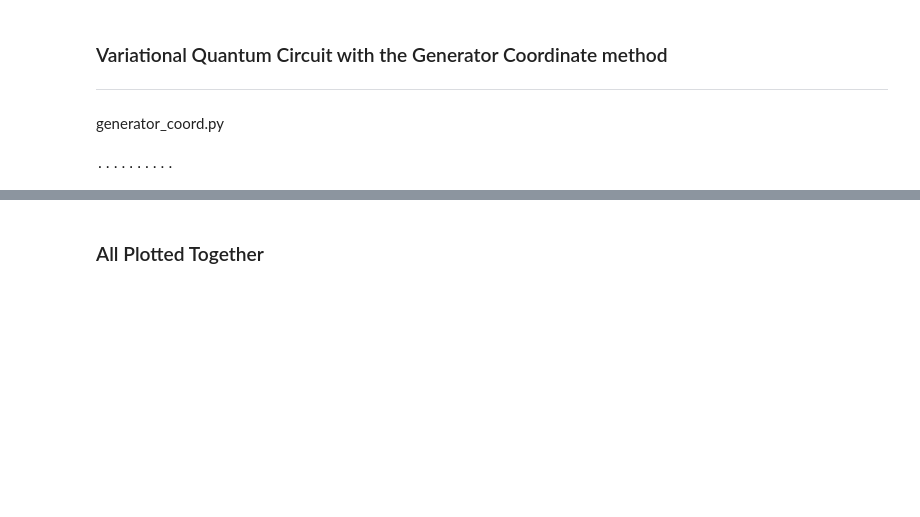
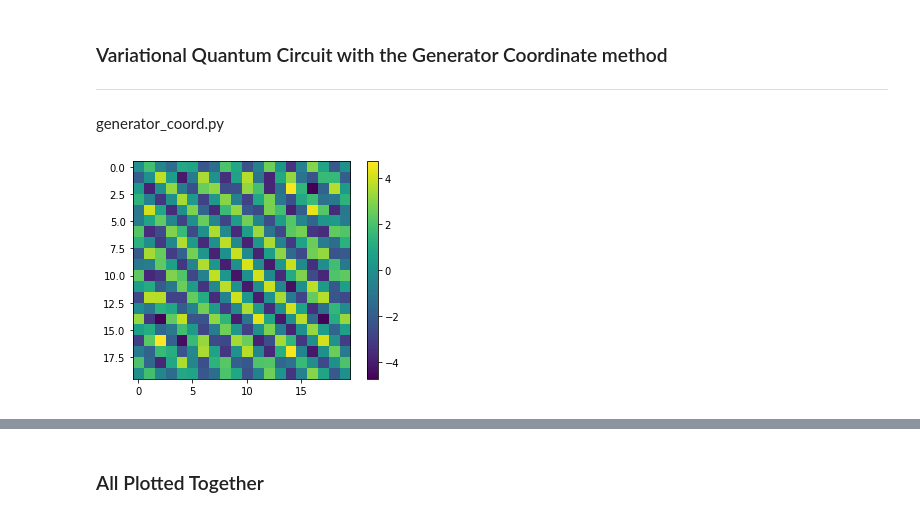
Before and after one commit to cwjsdsu/Qractice, a Jupyter notebook: McBrian/lipkin_model/lipkin.ipynb, the cells around one changed output, grey strips where cells are left out. Saved outputs shown, nothing was run; the diff lists cells and outputs as text; code cells hidden in the pictures; blank space fills up the shorter version.

```diff
--- a/McBrian/lipkin_model/lipkin.ipynb
+++ b/McBrian/lipkin_model/lipkin.ipynb
@@ -216,30 +216,35 @@ generator_coord.py
 # %%
 theta = np.linspace(0, np.pi, n_variation)
 
 # for results of simulated circuit
 Jz_gc_results = np.zeros((n_variation, n_variation))
 JpJm_gc_results = np.zeros((n_variation, n_variation))
 h = np.zeros((n_chi,n_variation,n_variation))
 inv_root_norm = generator_coord.get_inverse_root_norm(N,theta)
 circuit_gc_result = []
 temp_results = []
 
+for i_theta in range(n_variation):
+    for j_theta in range(n_variation):
+        Jz_gc_results[i_theta,j_theta] = generator_coord.Jz_circuit(theta[i_theta],theta[j_theta],n_shots,backend)
+        JpJm_gc_results[i_theta,j_theta] = generator_coord.JpJm_circuit(theta[i_theta],theta[j_theta],n_shots,backend)
+
 for i_chi in range(n_chi):
-    for i_theta in range(n_variation):
-        for j_theta in range(n_variation):
-            Jz_gc_results[i_theta,j_theta] = generator_coord.Jz_circuit(theta[i_theta],theta[j_theta],n_shots,backend)
-            JpJm_gc_results[i_theta,j_theta] = generator_coord.JpJm_circuit(theta[i_theta],theta[j_theta],n_shots,backend)
-
     h[i_chi,:,:] = mean_field.hamiltonian(N,e,V[i_chi],Jz_gc_results,JpJm_gc_results)
     #h[i_chi,:,:] = lipkin_model.hamiltonian(e,V[i_chi],Jz_gc_results,JpJm_gc_results)
 
-    H = inv_root_norm @ h[i_chi] @ inv_root_norm
-    circuit_gc_result.append(np.linalg.eigvalsh(H))
-    print(".",end='')
+    H = inv_root_norm @ h[i_chi,:,:] @ inv_root_norm
+    circuit_gc_result.append(np.linalg.eigvals(H))
+
+# Hamiltonian is not symmetric
+plt.figure()
+plt.imshow(H - H.T)
+plt.colorbar()
+plt.show()
 
 circuit_gc_result = np.array(circuit_gc_result).reshape(n_chi,-1)
 # %% [output]
-..........
+[figure, added]
 # %%
 print(circuit_gc_result.shape)
 plt.figure(figsize=(8,6))
```
Also changed, not shown: parts of 2 cells of this notebook, 1 other file.
